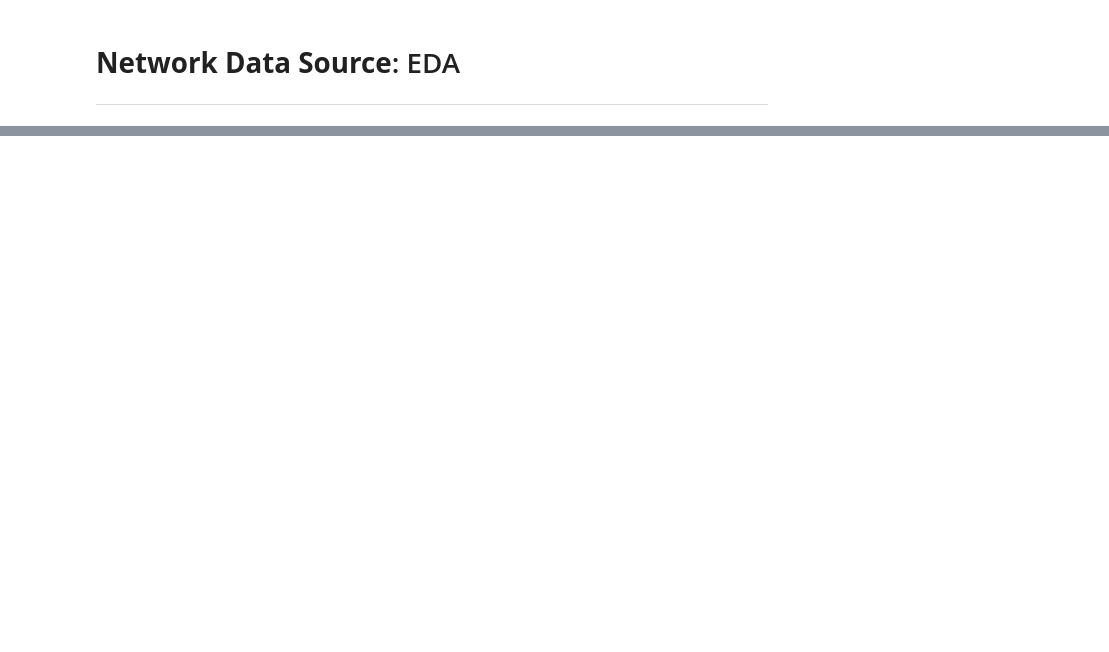
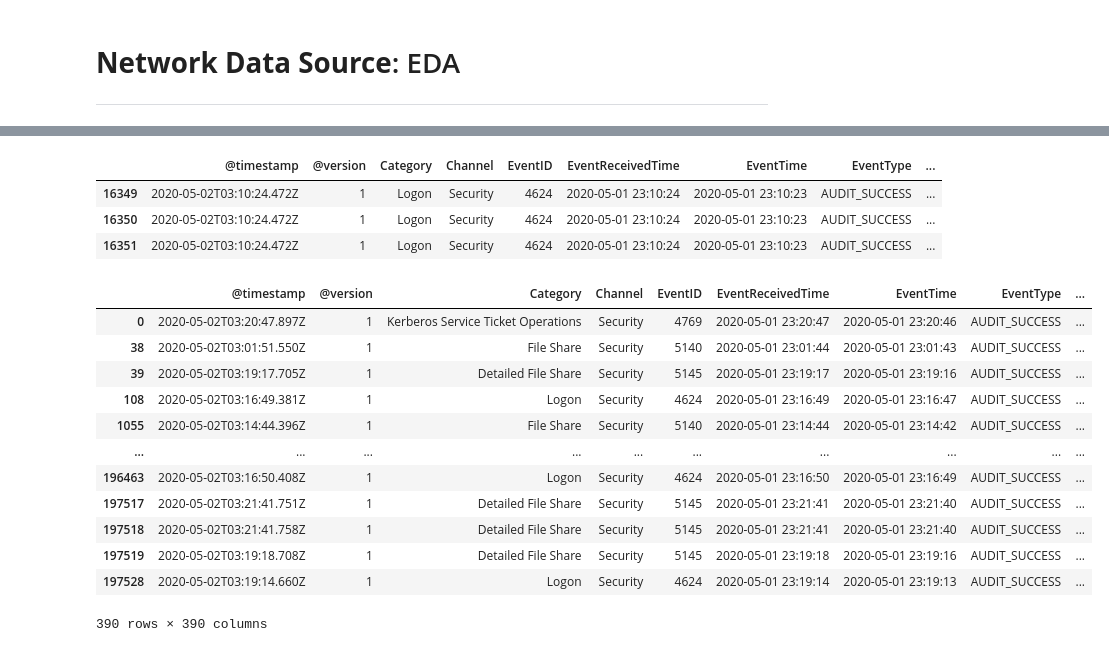
Before and after one commit to zulu8/graph_msc, a Jupyter notebook: Network1.ipynb, the cells around one changed output, grey strips where cells are left out. Drawn from its saved outputs; the diff is of its cells as text; code cells hidden in the pictures; blank space fills up the shorter version.

```diff
--- a/Network1.ipynb
+++ b/Network1.ipynb
@@ -86,0 +60,2 @@ df_zeek.createTempView("apt29NetworkDay1")
+# %%
+df_label['TP_Binary'] = df_label.TP_Label!='0'
@@ -86,0 +66,2 @@ df_zeek.createTempView("apt29NetworkDay1")
+# %%
+df_label.replace('-', np.nan, inplace=True)
@@ -86,0 +83,28 @@ df_zeek.createTempView("apt29NetworkDay1")
+# %%
+#columnList = ["Protocol", "IpPort", "IpAddress", "SourcePort", "DestPort", "DestinationPort", "DestAddress", "DestinationIp"]
+#for i in columnList:
+#    display(df_true[pd.notna(df_true[i])].groupby(['EventID', i]).count())
+
+df_true_4624 = df_true.loc[df_true['EventID']==4624]
+df_true_4624[df_true_4624.columns[~df_true_4624.isnull().all()]]
+# %% [output]
+|  | @timestamp | @version | Category | Channel | EventID | EventReceivedTime | EventTime | EventType | ... |
+| 16349 | 2020-05-02T03:10:24.472Z | 1 | Logon | Security | 4624 | 2020-05-01 23:10:24 | 2020-05-01 23:10:23 | AUDIT_SUCCESS | ... |
+| 16350 | 2020-05-02T03:10:24.472Z | 1 | Logon | Security | 4624 | 2020-05-01 23:10:24 | 2020-05-01 23:10:23 | AUDIT_SUCCESS | ... |
+| 16351 | 2020-05-02T03:10:24.472Z | 1 | Logon | Security | 4624 | 2020-05-01 23:10:24 | 2020-05-01 23:10:23 | AUDIT_SUCCESS | ... |
+# %%
+df_label[df_label.IpAddress.notnull()]
+# %% [output]
+|  | @timestamp | @version | Category | Channel | EventID | EventReceivedTime | EventTime | EventType | ... |
+| 0 | 2020-05-02T03:20:47.897Z | 1 | Kerberos Service Ticket Operations | Security | 4769 | 2020-05-01 23:20:47 | 2020-05-01 23:20:46 | AUDIT_SUCCESS | ... |
+| 38 | 2020-05-02T03:01:51.550Z | 1 | File Share | Security | 5140 | 2020-05-01 23:01:44 | 2020-05-01 23:01:43 | AUDIT_SUCCESS | ... |
+| 39 | 2020-05-02T03:19:17.705Z | 1 | Detailed File Share | Security | 5145 | 2020-05-01 23:19:17 | 2020-05-01 23:19:16 | AUDIT_SUCCESS | ... |
+| 108 | 2020-05-02T03:16:49.381Z | 1 | Logon | Security | 4624 | 2020-05-01 23:16:49 | 2020-05-01 23:16:47 | AUDIT_SUCCESS | ... |
+| 1055 | 2020-05-02T03:14:44.396Z | 1 | File Share | Security | 5140 | 2020-05-01 23:14:44 | 2020-05-01 23:14:42 | AUDIT_SUCCESS | ... |
+| ... | ... | ... | ... | ... | ... | ... | ... | ... | ... |
+| 196463 | 2020-05-02T03:16:50.408Z | 1 | Logon | Security | 4624 | 2020-05-01 23:16:50 | 2020-05-01 23:16:49 | AUDIT_SUCCESS | ... |
+| 197517 | 2020-05-02T03:21:41.751Z | 1 | Detailed File Share | Security | 5145 | 2020-05-01 23:21:41 | 2020-05-01 23:21:40 | AUDIT_SUCCESS | ... |
+| 197518 | 2020-05-02T03:21:41.758Z | 1 | Detailed File Share | Security | 5145 | 2020-05-01 23:21:41 | 2020-05-01 23:21:40 | AUDIT_SUCCESS | ... |
+| 197519 | 2020-05-02T03:19:18.708Z | 1 | Detailed File Share | Security | 5145 | 2020-05-01 23:19:18 | 2020-05-01 23:19:16 | AUDIT_SUCCESS | ... |
+| 197528 | 2020-05-02T03:19:14.660Z | 1 | Logon | Security | 4624 | 2020-05-01 23:19:14 | 2020-05-01 23:19:13 | AUDIT_SUCCESS | ... |
+390 rows × 390 columns
```
Also changed, not shown: parts of 15 cells of this notebook, 1 other file.
